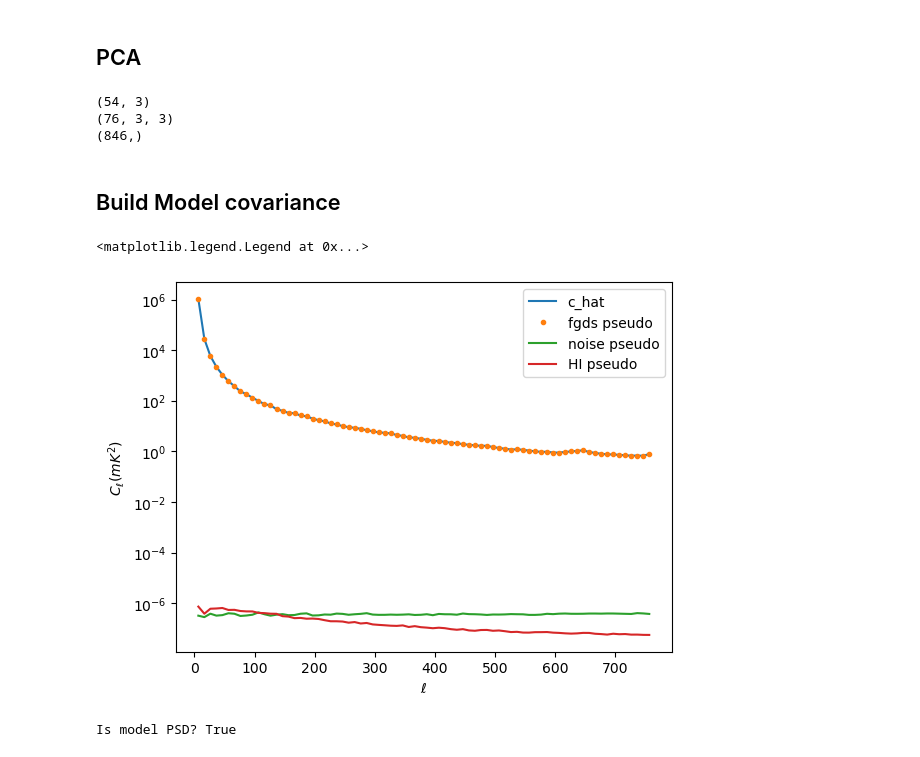
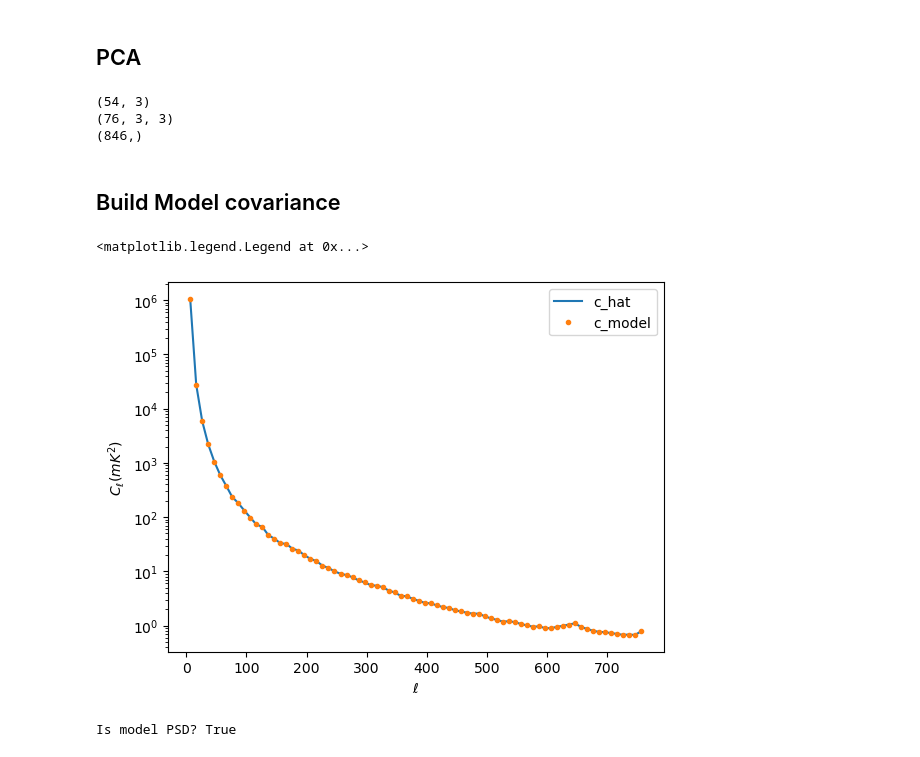
Before and after one commit to urwa99/SMICA_Paper, a Jupyter notebook: Notebooks_1/smica_test.ipynb, the cells around one changed output. Saved outputs shown, nothing was run; the diff lists cells and outputs as text; code cells hidden in the pictures.

```diff
--- a/Notebooks_1/smica_test.ipynb
+++ b/Notebooks_1/smica_test.ipynb
@@ -178,2 +348,7 @@ pseudo_sky_cl=sky_cl/fsky
+# %%
+# Apply normalization
+fsky, pseudo_fgds_cl, pseudo_hi_cl, pseudo_noise_cl, pseudo_sky_cl = normalize_covariance_by_sky_fraction(
+    mask, fgds_cl, hi_cl, noise_cl, sky_cl
+)
 # %%
 # plt.plot(sky_cl[:,0,0], label='sky')
@@ -271,19 +433,28 @@ def pca(empirical, r, f):
         P_b[b] =np.dot( F_i.T , np.dot(empirical[b] , F_i)) #projecting the empirical covariance into the subspace spanned by F.
         P_b[b] = 0.5 * (P_b[b] + P_b[b].T) + epsilon * np.eye(r)
     return eigvals,F_i, P_b*f
-# %%
-factor=1
-_,F_pca, P_b_pca = pca(c_hat,r, factor)
-# F_pca, P_b_pca = guess_params(nfreqs, n_bins,r)
-# e,F_pca, P_b_pca = pca_extended_random_fill(c_hat,5,2)
-print(F_pca.shape)
-print(P_b_pca.shape)
-params_pca = np.concatenate([F_pca.flatten(), P_b_pca.flatten()])
-print(params_pca.shape)
-# %% [output]
-(54, 3)
-(76, 3, 3)
-(846,)
+# %%
+factor=1
+_,F_pca, P_b_pca = pca(c_hat,r, factor)
+print(F_pca.shape)
+print(P_b_pca.shape)
+
+## Optional: Normalize F columns and adjust P_b (uncomment to enable normalization)
+# F_pca_norm, P_b_pca_norm = normalize_F_columns(F_pca, P_b_pca, method='pivot')
+# F_to_use, P_b_to_use = F_pca_norm, P_b_pca_norm
+## Use original (non-normalized) PCA results
+F_to_use, P_b_to_use = F_pca, P_b_pca
+
+L_b_init = np.zeros_like(P_b_to_use)
+for b in range(n_bins):
+    L_b_init[b] = np.linalg.cholesky(P_b_to_use[b])   # lower triangular
+
+params_pca = reconstruct_params(F_to_use, L_b_init, nfreqs, r, n_bins)
+print(params_pca.shape)
+# %% [output]
+(54, 3)
+(76, 3, 3)
+(846,)
 # %% [markdown]
 ## Build Model covariance
 # %%
@@ -297,17 +468,18 @@ def model_covariance(F, P_b,C_HI,C_noise):
 c_model= model_covariance(F_pca, P_b_pca,hi_binned,noise_binned)
 # %%
 plt.plot(leff,c_hat[:,10,10], label='c_hat')
-# plt.plot(leff,c_model[:,10,10],'.', label='c_model')
-plt.plot(leff,fgds_binned[:,10,10],'.', label='fgds pseudo')
-plt.plot(leff,noise_binned[:,10,10], label='noise pseudo')
-plt.plot(leff,hi_binned[:,10,10], label='HI pseudo')
+plt.plot(leff,c_model[:,10,10],'.', label='c_model')
+# plt.plot(leff,fgds_binned[:,10,10],'.', label='fgds pseudo')
+# plt.plot(leff,noise_binned[:,10,10], label='noise pseudo')
+
+# plt.plot(leff,hi_binned[:,10,10], label='HI pseudo')
 plt.yscale('log')
 plt.ylabel('$C_{\\ell} (mK^2)$')
 plt.xlabel('$\\ell$')
 plt.legend()
 # %% [output]
 <matplotlib.legend.Legend at 0x...>
-[figure, old version]
+[figure, new version]
 # %%
 def is_psd(P, tol=0):
     eigenvalues = np.linalg.eigvalsh(P)  # symmetric-optimized
```
Also changed, not shown: parts of 19 cells of this notebook.
